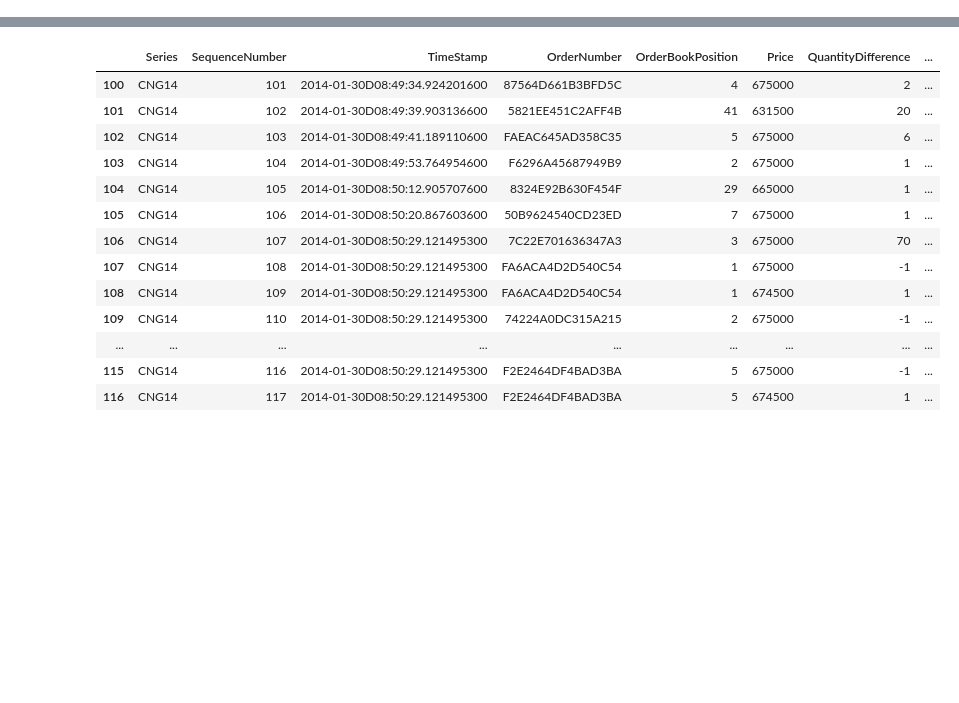
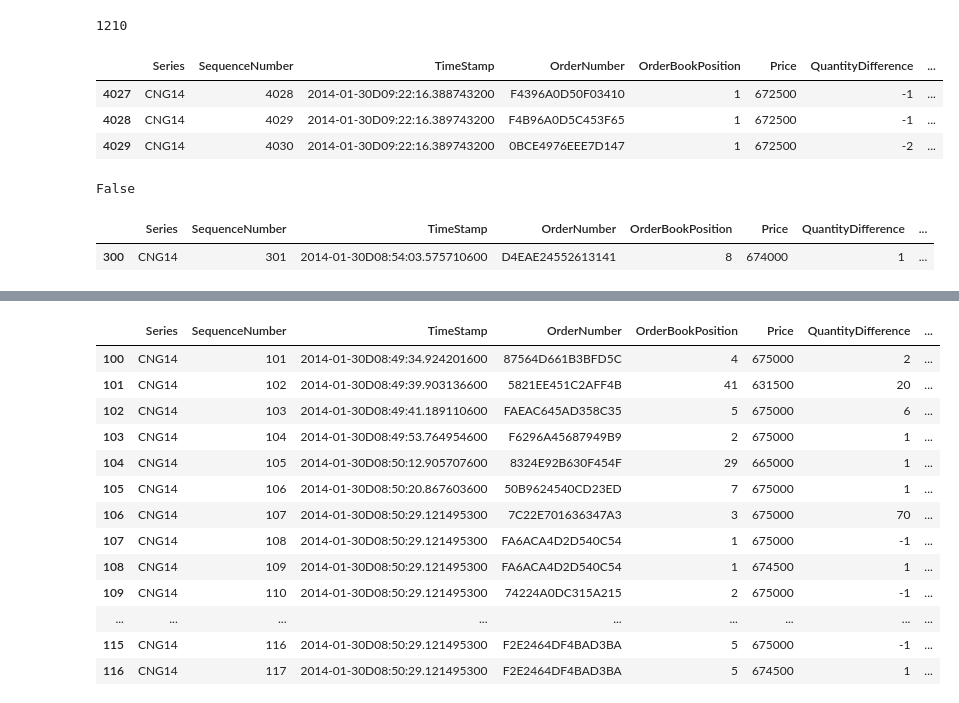
Before and after one commit to rorysroes/SGX-Full-OrderBook-Tick-Data-Trading-Strategy, a Jupyter notebook: before_open_market_9_21_csv.ipynb, the cells around one changed output, grey strips where cells are left out. Drawn from its saved outputs; the diff is of its cells as text; code cells hidden in the pictures; blank space fills up the shorter version.

```diff
--- a/before_open_market_9_21_csv.ipynb
+++ b/before_open_market_9_21_csv.ipynb
@@ -22,7 +22,7 @@ data = read_file(2014,1,30)
 # %%
 import time
 import csv
-with open('order_book.csv', 'wb') as csvfile:
+with open('order_book_2014_1_30.csv', 'wb') as csvfile:
     f = csv.writer(csvfile)
 def insert(order_book_data,data_to_insert,ob_position):
     top = order_book_data[0:ob_position]
@@ -71,11 +71,12 @@ def order_book_to_csv(order_book_bid,order_book_ask,data,i):
     order_book_bid_sum = order_book_bid[['Price','QuantityDifference']].groupby(by = ['Price'],as_index = False,sort = False).sum()
     order_book_ask_sum = order_book_ask[['Price','QuantityDifference']].groupby(by = ['Price'],as_index = False).sum()
     order_book_bid_ask = pd.concat([order_book_bid_sum[['Price','QuantityDifference']],order_book_ask_sum[['Price','QuantityDifference']]],axis = 1)
-    print order_book_bid_ask
-    with open('order_book.csv','a') as f:
+    #print order_book_bid_ask
+    with open('order_book_2014_1_30.csv','a') as f:
         order_book = csv.writer(f)
         order_book.writerow(["TimeStamp",data.TimeStamp[i-1:i].iloc[0]])
         order_book = csv.writer(f,delimiter=',')
         for i in range(0,len(order_book_bid_ask)):
             order_book.writerow(order_book_bid_ask[i:i+1].values.tolist()[0])
+    return order_book_bid_sum,order_book_ask_sum
 # %%
@@ -575,0 +751,4 @@ Total time = 179.195292
+# %%
+j
+# %% [output]
+1210
@@ -576 +757,17 @@ Total time = 179.195292
+# %%
+data[4027:4030]
+# %% [output]
+|  | Series | SequenceNumber | TimeStamp | OrderNumber | OrderBookPosition | Price | QuantityDifference | ... |
+| 4027 | CNG14 | 4028 | 2014-01-30D09:22:16.388743200 | F4396A0D50F03410 | 1 | 672500 | -1 | ... |
+| 4028 | CNG14 | 4029 | 2014-01-30D09:22:16.389743200 | F4B96A0D5C453F65 | 1 | 672500 | -1 | ... |
+| 4029 | CNG14 | 4030 | 2014-01-30D09:22:16.389743200 | 0BCE4976EEE7D147 | 1 | 672500 | -2 | ... |
+# %%
+order_book_bid_sum[0:1].values.tolist()[0][1] == data[i-1:i].BestQuantity.iloc[0]
+# %% [output]
+False
+# %%
+data[300:301]
+# %% [output]
+|  | Series | SequenceNumber | TimeStamp | OrderNumber | OrderBookPosition | Price | QuantityDifference | ... |
+| 300 | CNG14 | 301 | 2014-01-30D08:54:03.575710600 | D4EAE24552613141 | 8 | 674000 | 1 | ... |
 # %%
```
Also changed, not shown: parts of 4 cells of this notebook, 1 other file.
